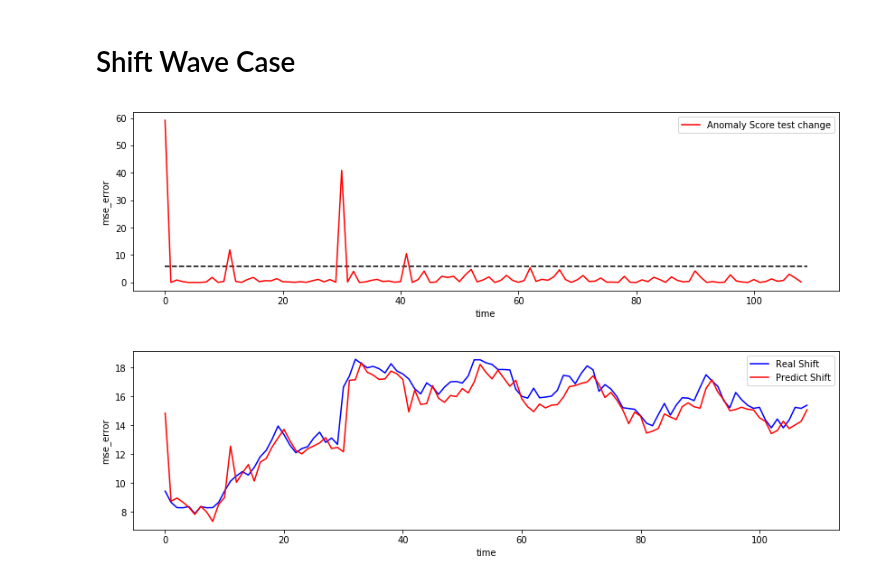
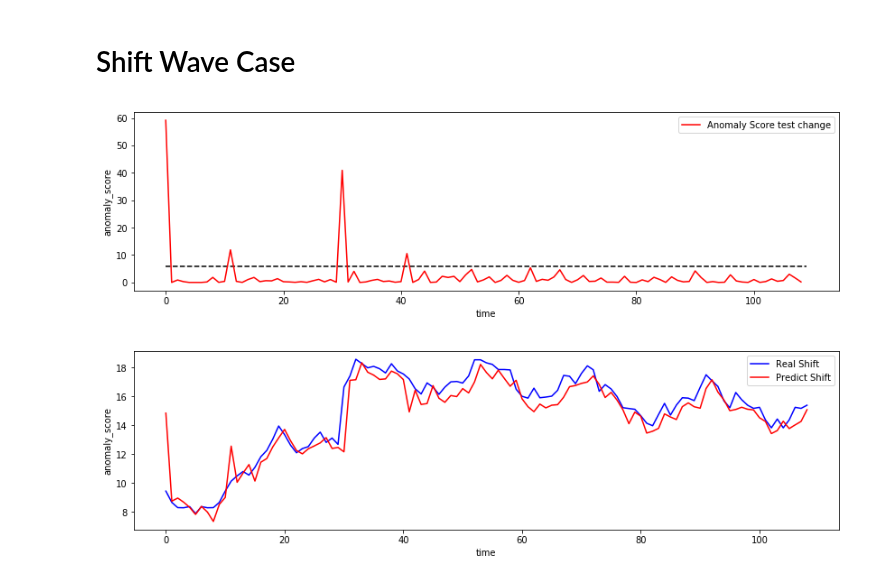
Before and after one commit to SnowMasaya/time_series_anomaly_detect_hands_on, a Jupyter notebook: time_series_anomaly_detect.ipynb, the cells around one changed output. Saved outputs shown, nothing was run; the diff lists cells and outputs as text; code cells hidden in the pictures.

```diff
--- a/time_series_anomaly_detect.ipynb
+++ b/time_series_anomaly_detect.ipynb
@@ -413,27 +418,27 @@ pylab.show()
 # %%
 shift_X = shift_X
 predictions_test = predict_autoregression(model, shift_X)
 
-mse_value_test = calculate_mse(shift_X, predictions_test, mse_value_variance)
+mse_value_test_shift = calculate_mse(shift_X, predictions_test, mse_value_variance)
 
 pylab.figure(figsize=(14, 8))
 pylab.subplot(211)
 pylab.xlabel('time')
-pylab.ylabel('mse_error')
+pylab.ylabel('anomaly_score')
 pylab.plot((0, X_smooth_test.shape[0]), [threshold, threshold], 'k-', color = "k", ls = "dashed")
-pylab.plot(mse_value_test, "r", label='Anomaly Score test change')
+pylab.plot(mse_value_test_shift, "r", label='Anomaly Score test change')
 pylab.legend(loc='upper right')
 pylab.show()
 # %% [output]
-[figure, old version]
+[figure, new version]
 # %%
 pylab.figure(figsize=(14, 8))
 pylab.subplot(211)
 pylab.xlabel('time')
-pylab.ylabel('mse_error')
+pylab.ylabel('anomaly_score')
 pylab.plot(shift_X, "b", label='Real Shift')
 pylab.plot(predictions_test, "r", label='Predict Shift')
 pylab.legend(loc='upper right')
 pylab.show()
 # %% [output]
-[figure, old version]
+[figure, new version]
```
Also changed, not shown: parts of 14 cells of this notebook, 2 other files.
